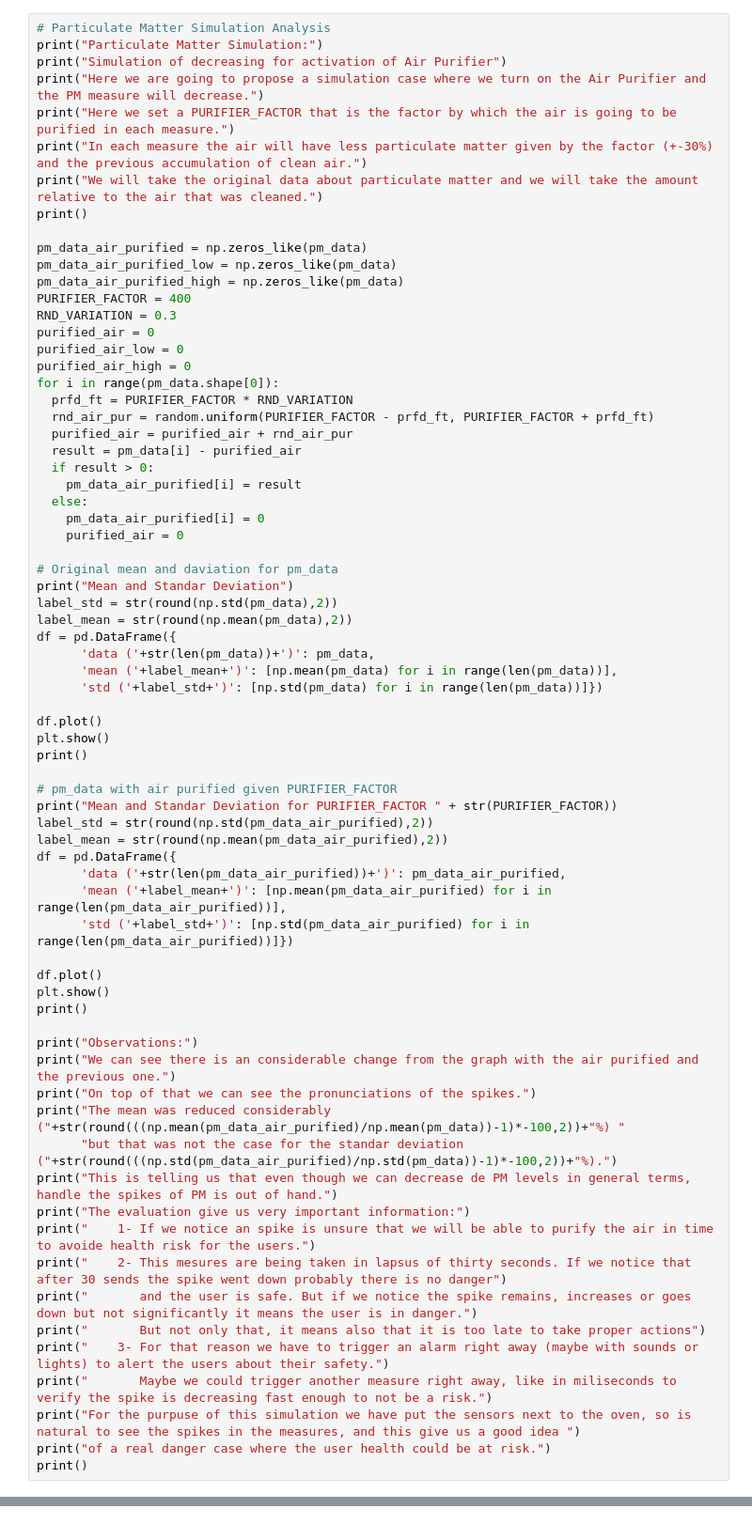
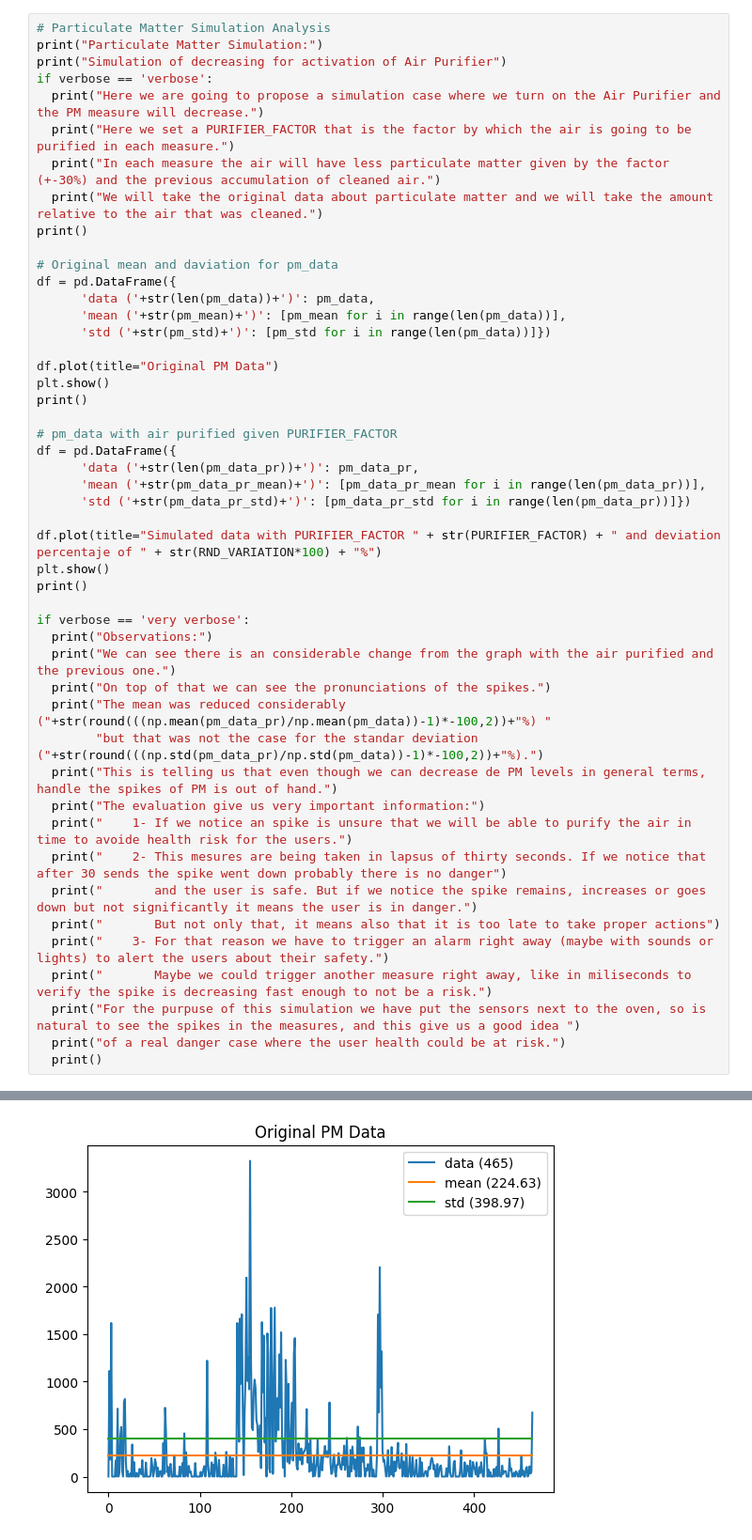
Before and after one commit to sergioscattone/DGMD-S14, a Jupyter notebook: colab_notebook.ipynb, the cells around one changed output, grey strips where cells are left out. Shown at 94% size. Saved outputs shown, nothing was run; the diff lists cells and outputs as text.

```diff
--- a/colab_notebook.ipynb
+++ b/colab_notebook.ipynb
@@ -154,70 +330,48 @@ print()
 # Particulate Matter Simulation Analysis
 print("Particulate Matter Simulation:")
 print("Simulation of decreasing for activation of Air Purifier")
-print("Here we are going to propose a simulation case where we turn on the Air Purifier and the PM measure will decrease.")
-print("Here we set a PURIFIER_FACTOR that is the factor by which the air is going to be purified in each measure.")
-print("In each measure the air will have less particulate matter given by the factor (+-30%) and the previous accumulation of clean air.")
-print("We will take the original data about particulate matter and we will take the amount relative to the air that was cleaned.")
+if verbose == 'verbose':
+  print("Here we are going to propose a simulation case where we turn on the Air Purifier and the PM measure will decrease.")
+  print("Here we set a PURIFIER_FACTOR that is the factor by which the air is going to be purified in each measure.")
+  print("In each measure the air will have less particulate matter given by the factor (+-30%) and the previous accumulation of cleaned air.")
+  print("We will take the original data about particulate matter and we will take the amount relative to the air that was cleaned.")
 print()
 
-pm_data_air_purified = np.zeros_like(pm_data)
-pm_data_air_purified_low = np.zeros_like(pm_data)
-pm_data_air_purified_high = np.zeros_like(pm_data)
-PURIFIER_FACTOR = 400
-RND_VARIATION = 0.3
-purified_air = 0
-purified_air_low = 0
-purified_air_high = 0
-for i in range(pm_data.shape[0]):
-  prfd_ft = PURIFIER_FACTOR * RND_VARIATION
-  rnd_air_pur = random.uniform(PURIFIER_FACTOR - prfd_ft, PURIFIER_FACTOR + prfd_ft)
-  purified_air = purified_air + rnd_air_pur
-  result = pm_data[i] - purified_air
-  if result > 0:
-    pm_data_air_purified[i] = result
-  else:
-    pm_data_air_purified[i] = 0
-    purified_air = 0
-
 # Original mean and daviation for pm_data
-print("Mean and Standar Deviation")
-label_std = str(round(np.std(pm_data),2))
-label_mean = str(round(np.mean(pm_data),2))
 df = pd.DataFrame({
       'data ('+str(len(pm_data))+')': pm_data,
-      'mean ('+label_mean+')': [np.mean(pm_data) for i in range(len(pm_data))],
-      'std ('+label_std+')': [np.std(pm_data) for i in range(len(pm_data))]})
+      'mean ('+str(pm_mean)+')': [pm_mean for i in range(len(pm_data))],
+      'std ('+str(pm_std)+')': [pm_std for i in range(len(pm_data))]})
 
-df.plot()
+df.plot(title="Original PM Data")
 plt.show()
 print()
 
 # pm_data with air purified given PURIFIER_FACTOR
-print("Mean and Standar Deviation for PURIFIER_FACTOR " + str(PURIFIER_FACTOR))
-label_std = str(round(np.std(pm_data_air_purified),2))
-label_mean = str(round(np.mean(pm_data_air_purified),2))
 df = pd.DataFrame({
-      'data ('+str(len(pm_data_air_purified))+')': pm_data_air_purified,
-      'mean ('+label_mean+')': [np.mean(pm_data_air_purified) for i in range(len(pm_data_air_purified))],
-      'std ('+label_std+')': [np.std(pm_data_air_purified) for i in range(len(pm_data_air_purified))]})
+      'data ('+str(len(pm_data_pr))+')': pm_data_pr,
+      'mean ('+str(pm_data_pr_mean)+')': [pm_data_pr_mean for i in range(len(pm_data_pr))],
+      'std ('+str(pm_data_pr_std)+')': [pm_data_pr_std for i in range(len(pm_data_pr))]})
 
-df.plot()
+df.plot(title="Simulated data with PURIFIER_FACTOR " + str(PURIFIER_FACTOR) + " and deviation percentaje of " + str(RND_VARIATION*100) + "%")
 plt.show()
 print()
 
-print("Observations:")
-print("We can see there is an considerable change from the graph with the air purified and the previous one.")
-print("On top of that we can see the pronunciations of the spikes.")
-print("The mean was reduced considerably ("+str(round(((np.mean(pm_data_air_purified)/np.mean(pm_data))-1)*-100,2))+"%) "
-      "but that was not the case for the standar deviation ("+str(round(((np.std(pm_data_air_purified)/np.std(pm_data))-1)*-100,2))+"%).")
-print("This is telling us that even though we can decrease de PM levels in general terms, handle the spikes of PM is out of hand.")
-print("The evaluation give us very important information:")
-print("    1- If we notice an spike is unsure that we will be able to purify the air in time to avoide health risk for the users.")
-print("    2- This mesures are being taken in lapsus of thirty seconds. If we notice that after 30 sends the spike went down probably there is no danger")
-print("       and the user is safe. But if we notice the spike remains, increases or goes down but not significantly it means the user is in danger.")
-print("       But not only that, it means also that it is too late to take proper actions")
-print("    3- For that reason we have to trigger an alarm right away (maybe with sounds or lights) to alert the users about their safety.")
-print("       Maybe we could trigger another measure right away, like in miliseconds to verify the spike is decreasing fast enough to not be a risk.")
-print("For the purpuse of this simulation we have put the sensors next to the oven, so is natural to see the spikes in the measures, and this give us a good idea ")
-print("of a real danger case where the user health could be at risk.")
-print()
+if verbose == 'very verbose':
+  print("Observations:")
+  print("We can see there is an considerable change from the graph with the air purified and the previous one.")
+  print("On top of that we can see the pronunciations of the spikes.")
+  print("The mean was reduced considerably ("+str(round(((np.mean(pm_data_pr)/np.mean(pm_data))-1)*-100,2))+"%) "
+        "but that was not the case for the standar deviation ("+str(round(((np.std(pm_data_pr)/np.std(pm_data))-1)*-100,2))+"%).")
+  print("This is telling us that even though we can decrease de PM levels in general terms, handle the spikes of PM is out of hand.")
+  print("The evaluation give us very important information:")
+  print("    1- If we notice an spike is unsure that we will be able to purify the air in time to avoide health risk for the users.")
+  print("    2- This mesures are being taken in lapsus of thirty seconds. If we notice that after 30 sends the spike went down probably there is no danger")
+  print("       and the user is safe. But if we notice the spike remains, increases or goes down but not significantly it means the user is in danger.")
+  print("       But not only that, it means also that it is too late to take proper actions")
+  print("    3- For that reason we have to trigger an alarm right away (maybe with sounds or lights) to alert the users about their safety.")
+  print("       Maybe we could trigger another measure right away, like in miliseconds to verify the spike is decreasing fast enough to not be a risk.")
+  print("For the purpuse of this simulation we have put the sensors next to the oven, so is natural to see the spikes in the measures, and this give us a good idea ")
+  print("of a real danger case where the user health could be at risk.")
+  print()
+# %% [output]
@@ -223,0 +380 @@ print()
+[figure, added]
```
Also changed, not shown: parts of 22 cells of this notebook.
